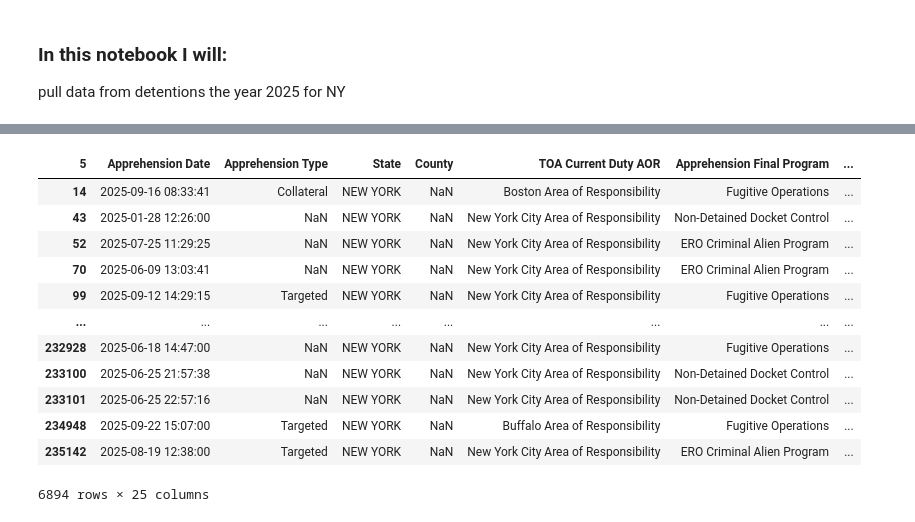
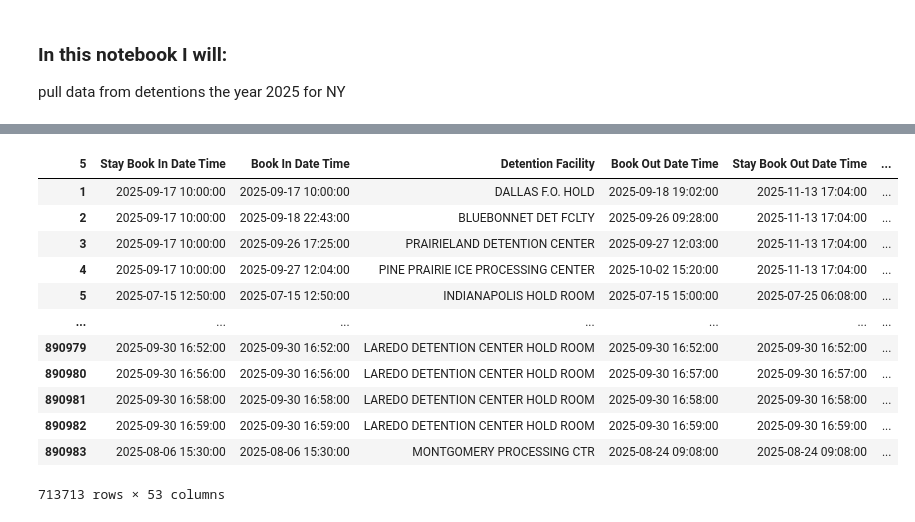
Before and after one commit to sajinashresthacoding/ICEpresense-CapitalRegion, a Jupyter notebook: 2025 NY Detentions.ipynb, the cells around one changed output, grey strips where cells are left out. Drawn from its saved outputs; the diff is of its cells as text; code cells hidden in the pictures.

Commit message:
finished detentions

```diff
--- a/2025 NY Detentions.ipynb
+++ b/2025 NY Detentions.ipynb
@@ -7,7 +7,7 @@ import pandas as pd
 # %%
 from datetime import datetime
 # %%
-df1 = pd.read_excel('/Users/sajinashrestha/Documents/dataProjects/WAMC/ICEpresense-CapitalRegion/RawData/Detentions/2026-ICLI-00005_Detentions_FY24_20260311_Redacted.xlsx')
+df1 = pd.read_excel('/Users/sajinashrestha/Documents/dataProjects/WAMC/ICEpresense-CapitalRegion/RawData/Detentions/2026-ICLI-00005_Detentions_FY25_20260311_Redacted.xlsx')
 df1
 # %% [output]
 |  | ERO LESA Statistical Tracking Unit | Unnamed: 1 | Unnamed: 2 | Unnamed: 3 | Unnamed: 4 | Unnamed: 5 | Unnamed: 6 | ... |
@@ -61,25 +61,24 @@ df1_titled
 # %%
-df1_titled['Apprehension Date'] = pd.to_datetime(df1_titled['Apprehension Date'])
+df1_titled['Stay Book In Date Time'] = pd.to_datetime(df1_titled['Stay Book In Date Time'])
 # %%
-dfArrests1 = df1_titled.loc[
-  (df1_titled["Apprehension Date"] >= "2025-01-01") &
-  (df1_titled["Apprehension Date"] <= "2025-12-31") &
-  (df1_titled["State"] == "NEW YORK")
+dfDetentions1 = df1_titled.loc[
+  (df1_titled["Stay Book In Date Time"] >= "2025-01-01") &
+  (df1_titled["Stay Book In Date Time"] <= "2025-12-31")
 ]
 # %%
-dfArrests1
+dfDetentions1
 # %% [output]
-| 5 | Apprehension Date | Apprehension Type | State | County | TOA Current Duty AOR | Apprehension Final Program | ... |
-| 14 | 2025-09-16 08:33:41 | Collateral | NEW YORK | NaN | Boston Area of Responsibility | Fugitive Operations | ... |
-| 43 | 2025-01-28 12:26:00 | NaN | NEW YORK | NaN | New York City Area of Responsibility | Non-Detained Docket Control | ... |
-| 52 | 2025-07-25 11:29:25 | NaN | NEW YORK | NaN | New York City Area of Responsibility | ERO Criminal Alien Program | ... |
-| 70 | 2025-06-09 13:03:41 | NaN | NEW YORK | NaN | New York City Area of Responsibility | ERO Criminal Alien Program | ... |
-| 99 | 2025-09-12 14:29:15 | Targeted | NEW YORK | NaN | New York City Area of Responsibility | Fugitive Operations | ... |
-| ... | ... | ... | ... | ... | ... | ... | ... |
-| 232928 | 2025-06-18 14:47:00 | NaN | NEW YORK | NaN | New York City Area of Responsibility | Fugitive Operations | ... |
-| 233100 | 2025-06-25 21:57:38 | NaN | NEW YORK | NaN | New York City Area of Responsibility | Non-Detained Docket Control | ... |
-| 233101 | 2025-06-25 22:57:16 | NaN | NEW YORK | NaN | New York City Area of Responsibility | Non-Detained Docket Control | ... |
-| 234948 | 2025-09-22 15:07:00 | Targeted | NEW YORK | NaN | Buffalo Area of Responsibility | Fugitive Operations | ... |
-| 235142 | 2025-08-19 12:38:00 | Targeted | NEW YORK | NaN | New York City Area of Responsibility | ERO Criminal Alien Program | ... |
+| 5 | Stay Book In Date Time | Book In Date Time | Detention Facility | Book Out Date Time | Stay Book Out Date Time | ... |
+| 1 | 2025-09-17 10:00:00 | 2025-09-17 10:00:00 | DALLAS F.O. HOLD | 2025-09-18 19:02:00 | 2025-11-13 17:04:00 | ... |
+| 2 | 2025-09-17 10:00:00 | 2025-09-18 22:43:00 | BLUEBONNET DET FCLTY | 2025-09-26 09:28:00 | 2025-11-13 17:04:00 | ... |
+| 3 | 2025-09-17 10:00:00 | 2025-09-26 17:25:00 | PRAIRIELAND DETENTION CENTER | 2025-09-27 12:03:00 | 2025-11-13 17:04:00 | ... |
+| 4 | 2025-09-17 10:00:00 | 2025-09-27 12:04:00 | PINE PRAIRIE ICE PROCESSING CENTER | 2025-10-02 15:20:00 | 2025-11-13 17:04:00 | ... |
+| 5 | 2025-07-15 12:50:00 | 2025-07-15 12:50:00 | INDIANAPOLIS HOLD ROOM | 2025-07-15 15:00:00 | 2025-07-25 06:08:00 | ... |
+| ... | ... | ... | ... | ... | ... | ... |
+| 890979 | 2025-09-30 16:52:00 | 2025-09-30 16:52:00 | LAREDO DETENTION CENTER HOLD ROOM | 2025-09-30 16:52:00 | 2025-09-30 16:52:00 | ... |
+| 890980 | 2025-09-30 16:56:00 | 2025-09-30 16:56:00 | LAREDO DETENTION CENTER HOLD ROOM | 2025-09-30 16:57:00 | 2025-09-30 16:57:00 | ... |
+| 890981 | 2025-09-30 16:58:00 | 2025-09-30 16:58:00 | LAREDO DETENTION CENTER HOLD ROOM | 2025-09-30 16:58:00 | 2025-09-30 16:58:00 | ... |
+| 890982 | 2025-09-30 16:59:00 | 2025-09-30 16:59:00 | LAREDO DETENTION CENTER HOLD ROOM | 2025-09-30 16:59:00 | 2025-09-30 16:59:00 | ... |
+| 890983 | 2025-08-06 15:30:00 | 2025-08-06 15:30:00 | MONTGOMERY PROCESSING CTR | 2025-08-24 09:08:00 | 2025-08-24 09:08:00 | ... |
-6894 rows × 25 columns
+713713 rows × 53 columns
 # %%
```
Also changed, not shown: parts of 13 cells of this notebook, 1 other file.
